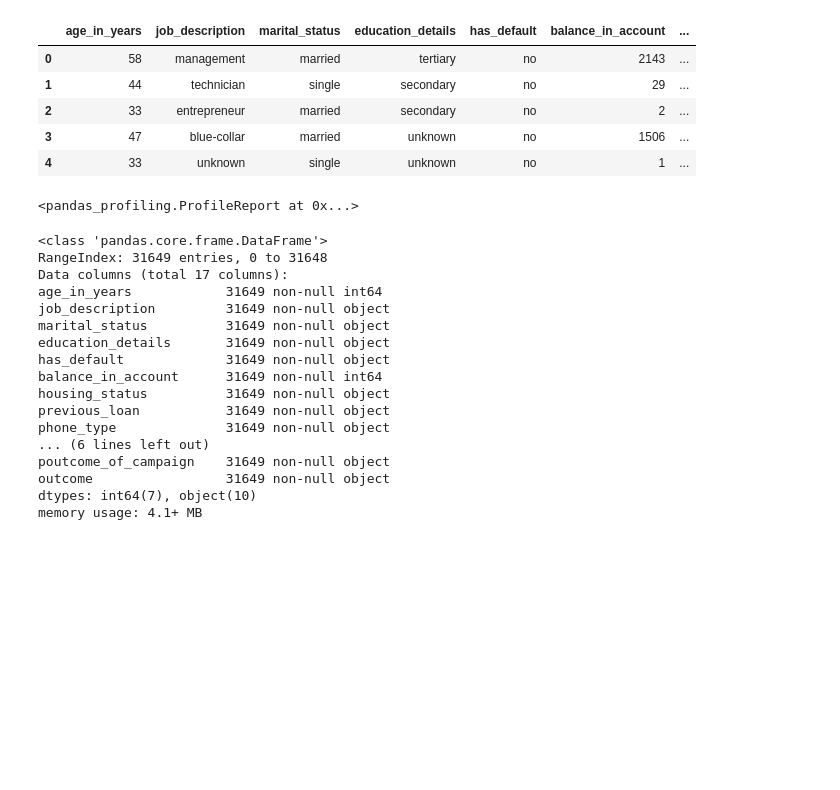
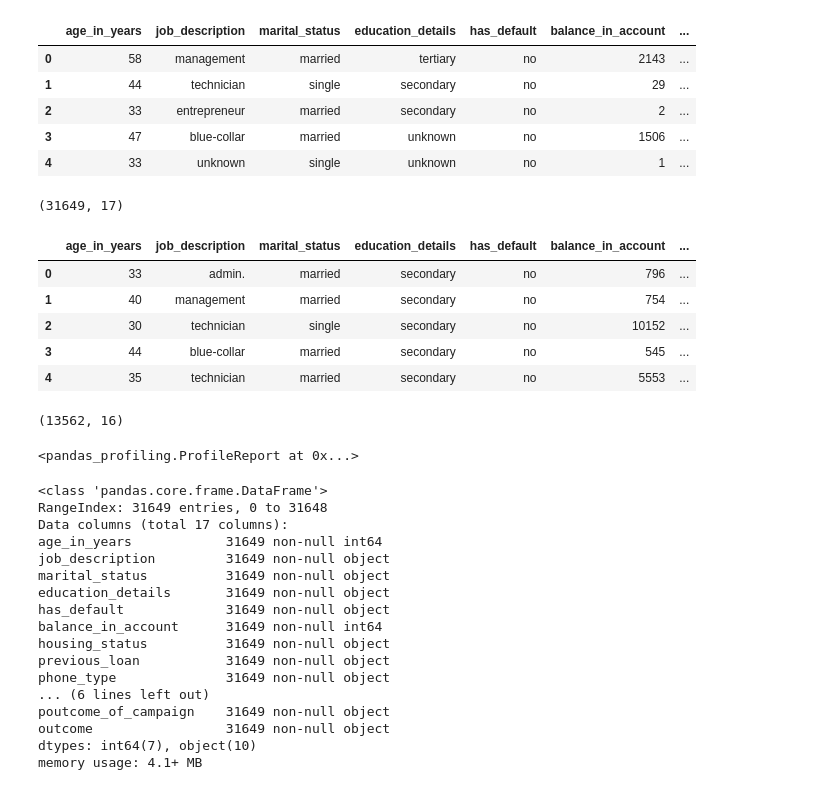
Before and after one commit to Yashwanth3518/Project-Yes-Bank, a Jupyter notebook: Yes Bank Data.ipynb, the cells around one changed output. Cells and saved outputs as stored; diff of their text form; code cells hidden in the pictures; blank space fills up the shorter version.

```diff
--- a/Yes Bank Data.ipynb
+++ b/Yes Bank Data.ipynb
@@ -33,6 +49,24 @@ data.head()
 | 2 | 33 | entrepreneur | married | secondary | no | 2 | ... |
 | 3 | 47 | blue-collar | married | unknown | no | 1506 | ... |
 | 4 | 33 | unknown | single | unknown | no | 1 | ... |
+# %%
+data.shape
+# %% [output]
+(31649, 17)
+# %%
+test = t.drop(['serial_number'],axis=1)
+test.head()
+# %% [output]
+|  | age_in_years | job_description | marital_status | education_details | has_default | balance_in_account | ... |
+| 0 | 33 | admin. | married | secondary | no | 796 | ... |
+| 1 | 40 | management | married | secondary | no | 754 | ... |
+| 2 | 30 | technician | single | secondary | no | 10152 | ... |
+| 3 | 44 | blue-collar | married | secondary | no | 545 | ... |
+| 4 | 35 | technician | married | secondary | no | 5553 | ... |
+# %%
+test.shape
+# %% [output]
+(13562, 16)
 # %%
 import pandas_profiling as pf
 pf.ProfileReport(data)
```
Also changed, not shown: parts of 19 cells of this notebook.
